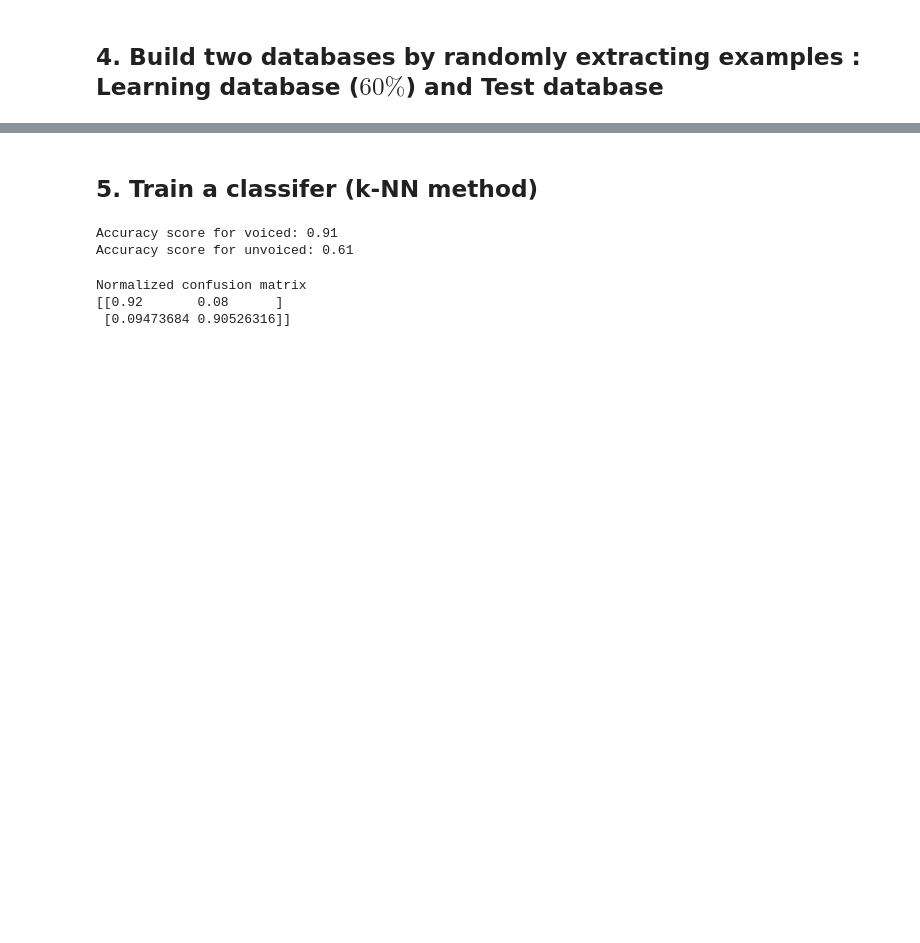
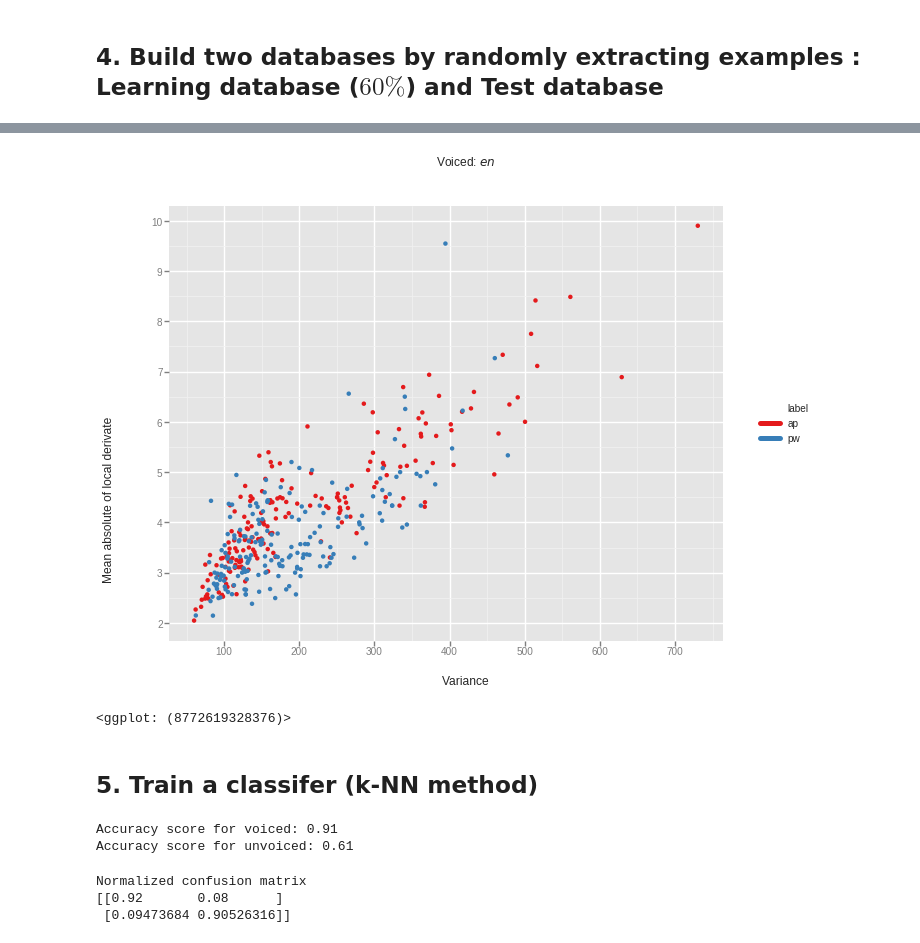
Before and after one commit to youqad/Neurorobotics_Intent-Recognition, a Jupyter notebook: TP_Intent_Recognition.ipynb, the cells around one changed output, grey strips where cells are left out. Drawn from its saved outputs; the diff is of its cells as text; code cells hidden in the pictures; blank space fills up the shorter version.

```diff
--- a/TP_Intent_Recognition.ipynb
+++ b/TP_Intent_Recognition.ipynb
@@ -225,3 +259,15 @@ X1['voiced']['train'].shape
+# %%
+col = ['mean', 'max', 'range', 'var', 'median', '1st_quantile', '3rd_quantile', 'mean_absolute_local_derivate']
+
+unvoi = pd.DataFrame(X1['unvoiced']['all'], columns=col).assign(label=Y1['unvoiced']['all'])
+
+ggplot.ggplot(unvoi, ggplot.aes(x='var', y='mean_absolute_local_derivate', color='label')) +\
+    ggplot.geom_point() +\
+    ggplot.scale_color_brewer(type='qual', palette='Set1') +\
+    ggplot.xlab("Variance") + ggplot.ylab("Mean absolute of local derivate") + ggplot.ggtitle("Voiced: $en$")
+# %% [output]
+[figure, added]
+<ggplot: (8772619328376)>
 # %% [markdown]
 ## 5. Train a classifer (k-NN method)
 # %%
```
Also changed, not shown: parts of 3 cells of this notebook.
